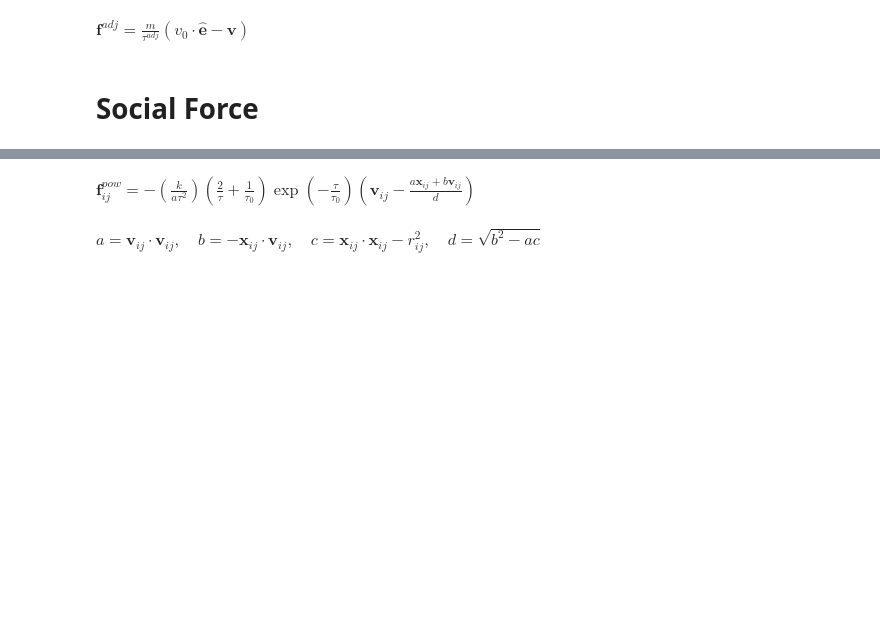
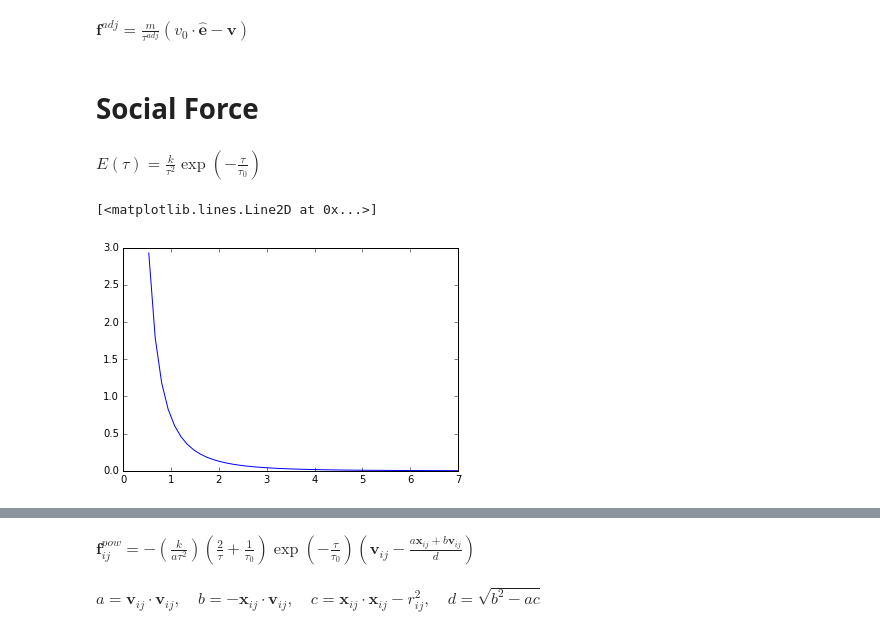
Before and after one commit to crowddynamics/crowddynamics, a Jupyter notebook: notebooks/Motion.ipynb, the cells around one changed output, grey strips where cells are left out. Drawn from its saved outputs; the diff is of its cells as text; code cells hidden in the pictures; blank space fills up the shorter version.

```diff
--- a/notebooks/Motion.ipynb
+++ b/notebooks/Motion.ipynb
@@ -26,3 +28,13 @@ np.set_printoptions(precision=5, threshold=6, edgeitems=3, linewidth=75,
 $\mathbf{f}^{adj} = \frac{m}{\tau^{adj}} (v_{0} \cdot \hat{\mathbf{e}} -\mathbf{v}) $
 # %% [markdown]
 # Social Force
+# %% [markdown]
+$E(\tau) = \frac{k}{\tau^{2}} \exp \left( -\frac{\tau}{\tau_{0}} \right) $
+# %%
+tau_0 = 3
+f = chebfun(lambda tau: np.exp(-tau/tau_0) / tau**2, domain=[0.1, 7])
+# %%
+plt.plot(tau, f(tau))
+# %% [output]
+[<matplotlib.lines.Line2D at 0x...>]
+[figure, added]
```
Also changed, not shown: parts of 6 cells of this notebook, 10 other files.
